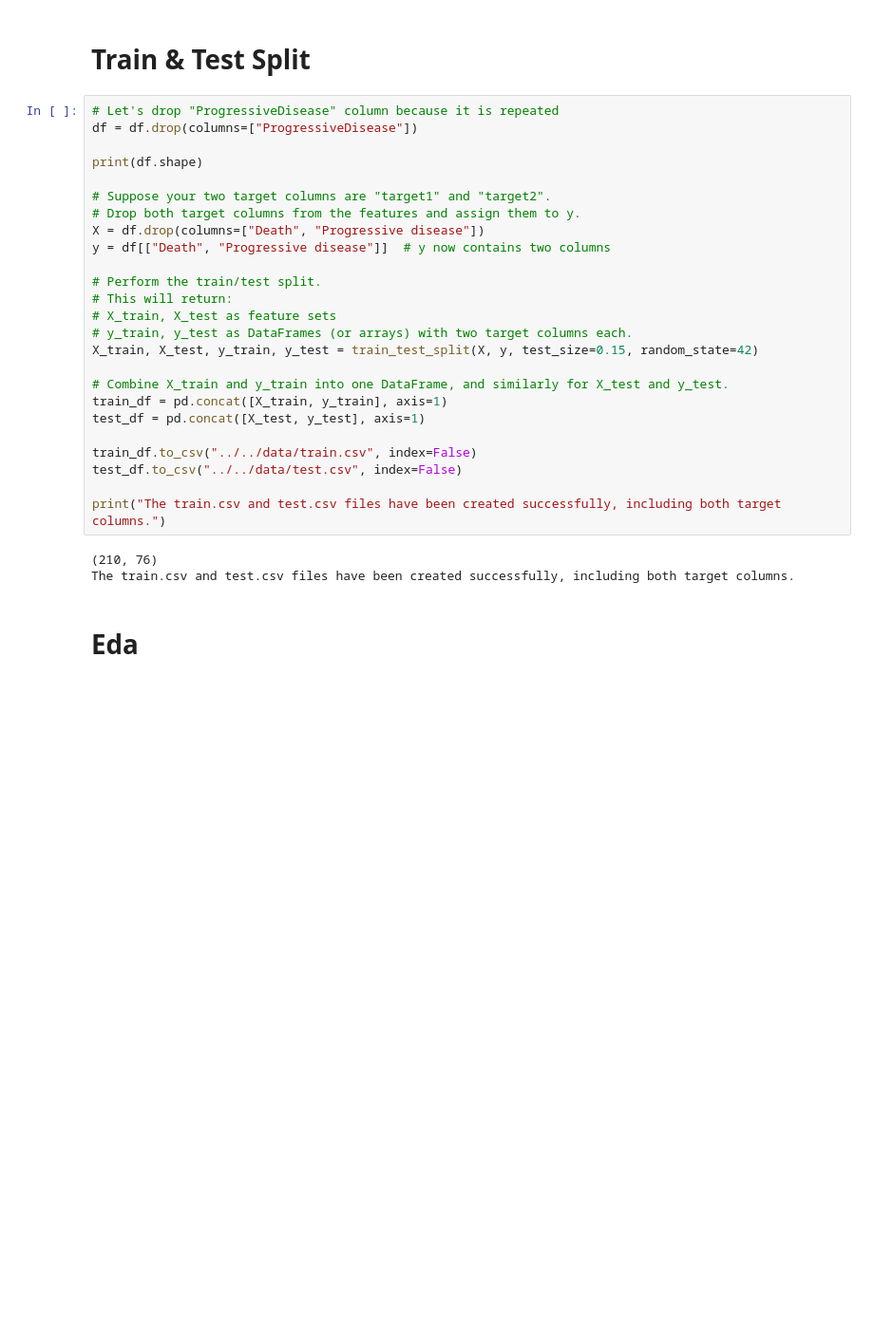
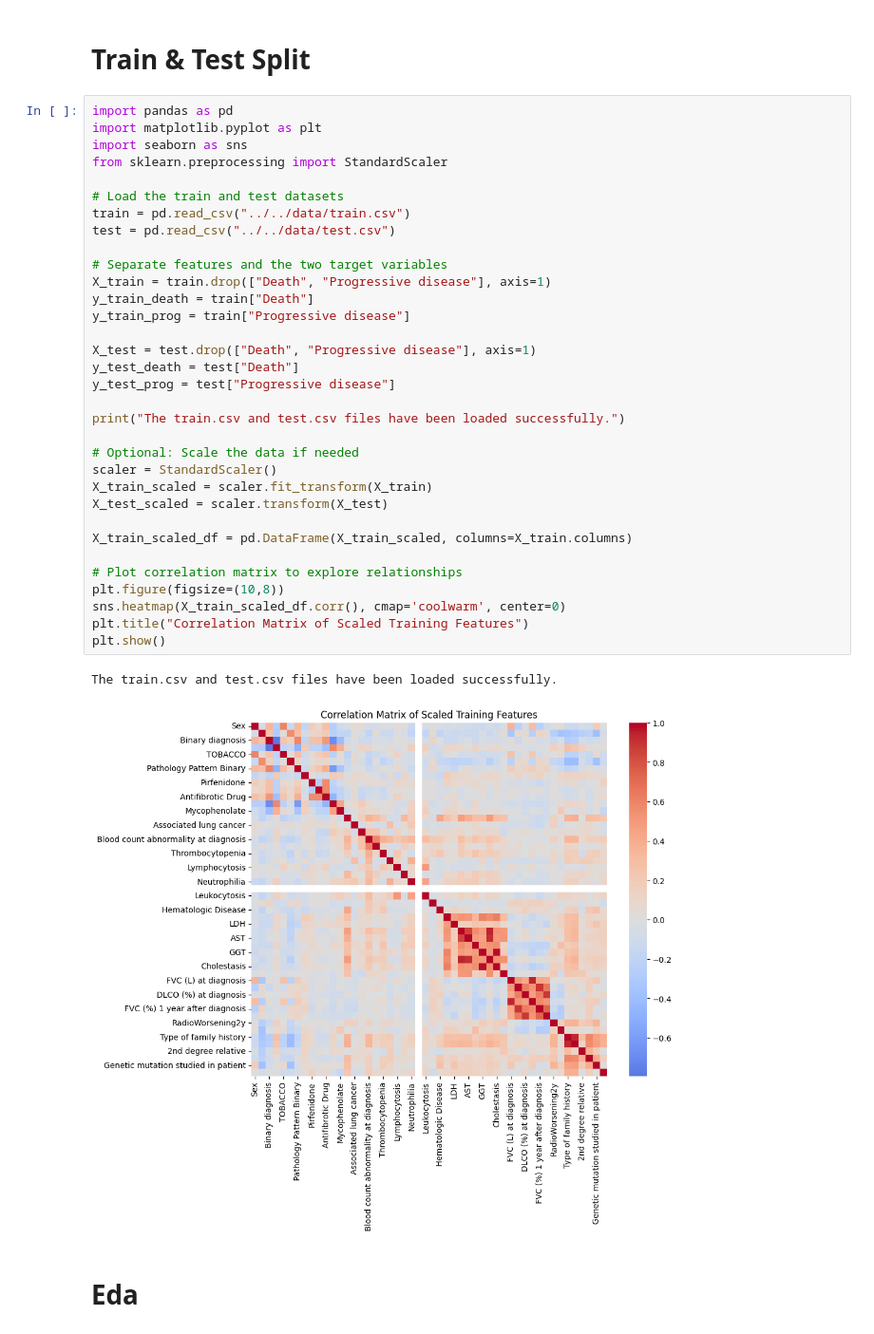
Before and after one commit to FLOOREES/FibroPred-Challenge, a Jupyter notebook: src/flores/eda.ipynb, the cells around one changed output. Shown at 95% size. Saved outputs shown, nothing was run; the diff lists cells and outputs as text; blank space fills up the shorter version.

```diff
--- a/src/flores/eda.ipynb
+++ b/src/flores/eda.ipynb
@@ -35,33 +26,41 @@ plt.show()
 # %% [markdown]
 # Train & Test Split
-# %%
-# Let's drop "ProgressiveDisease" column because it is repeated
-df = df.drop(columns=["ProgressiveDisease"])
-
-print(df.shape)
-
-# Suppose your two target columns are "target1" and "target2".
-# Drop both target columns from the features and assign them to y.
-X = df.drop(columns=["Death", "Progressive disease"])
-y = df[["Death", "Progressive disease"]]  # y now contains two columns
-
-# Perform the train/test split.
-# This will return:
-# X_train, X_test as feature sets
-# y_train, y_test as DataFrames (or arrays) with two target columns each.
-X_train, X_test, y_train, y_test = train_test_split(X, y, test_size=0.15, random_state=42)
-
-# Combine X_train and y_train into one DataFrame, and similarly for X_test and y_test.
-train_df = pd.concat([X_train, y_train], axis=1)
-test_df = pd.concat([X_test, y_test], axis=1)
-
-train_df.to_csv("../../data/train.csv", index=False)
-test_df.to_csv("../../data/test.csv", index=False)
-
-print("The train.csv and test.csv files have been created successfully, including both target columns.")
-# %% [output]
-(210, 76)
-The train.csv and test.csv files have been created successfully, including both target columns.
+# %%
+import pandas as pd
+import matplotlib.pyplot as plt
+import seaborn as sns
+from sklearn.preprocessing import StandardScaler
+
+# Load the train and test datasets
+train = pd.read_csv("../../data/train.csv")
+test = pd.read_csv("../../data/test.csv")
+
+# Separate features and the two target variables
+X_train = train.drop(["Death", "Progressive disease"], axis=1)
+y_train_death = train["Death"]
+y_train_prog = train["Progressive disease"]
+
+X_test = test.drop(["Death", "Progressive disease"], axis=1)
+y_test_death = test["Death"]
+y_test_prog = test["Progressive disease"]
+
+print("The train.csv and test.csv files have been loaded successfully.")
+
+# Optional: Scale the data if needed
+scaler = StandardScaler()
+X_train_scaled = scaler.fit_transform(X_train)
+X_test_scaled = scaler.transform(X_test)
+
+X_train_scaled_df = pd.DataFrame(X_train_scaled, columns=X_train.columns)
+
+# Plot correlation matrix to explore relationships
+plt.figure(figsize=(10,8))
+sns.heatmap(X_train_scaled_df.corr(), cmap='coolwarm', center=0)
+plt.title("Correlation Matrix of Scaled Training Features")
+plt.show()
+# %% [output]
+The train.csv and test.csv files have been loaded successfully.
+[figure, added]
 # %% [markdown]
 # Eda
 # %% [markdown]
```
Also changed, not shown: parts of 16 cells of this notebook, 2 other files.
